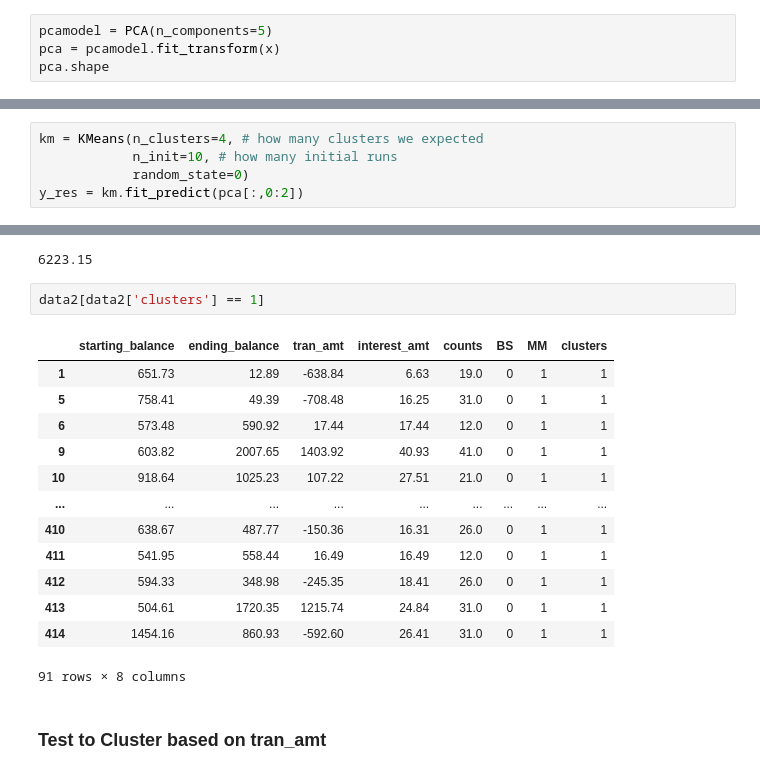
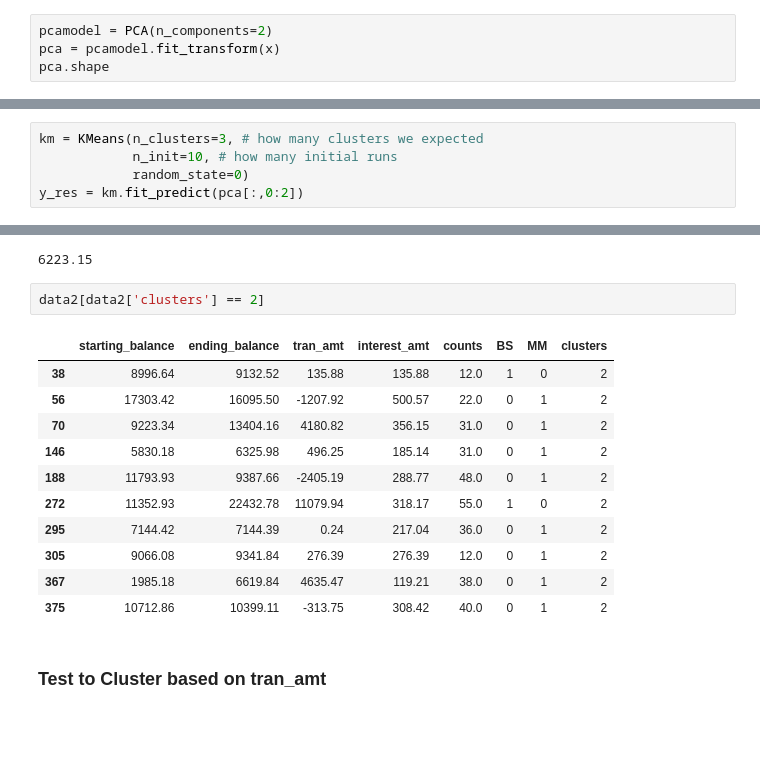
Before and after one commit to emre-bolcakan/miniproject-III, a Jupyter notebook: mini-project-III.ipynb, the cells around one changed output, grey strips where cells are left out. Cells and saved outputs as stored; diff of their text form; blank space fills up the shorter version.

```diff
--- a/mini-project-III.ipynb
+++ b/mini-project-III.ipynb
@@ -416,7 +414,7 @@ x
 | 420 | -0.414964 | -0.534548 | -0.365055 | -0.421200 | 0.397855 | 0.554485 | -0.554485 |
 421 rows × 7 columns
 # %%
-pcamodel = PCA(n_components=5)
+pcamodel = PCA(n_components=2)
 pca = pcamodel.fit_transform(x)
 pca.shape
 # %% [output]
@@ -433,5 +431,5 @@ plot_distortion(x)
 # %%
-km = KMeans(n_clusters=4, # how many clusters we expected
+km = KMeans(n_clusters=3, # how many clusters we expected
             n_init=10, # how many initial runs
             random_state=0)
 y_res = km.fit_predict(pca[:,0:2])
@@ -460,21 +472,19 @@ data2[data2['clusters'] == 0]['starting_balance'].max()
 # %% [output]
 6223.15
 # %%
-data2[data2['clusters'] == 1]
+data2[data2['clusters'] == 2]
 # %% [output]
 |  | starting_balance | ending_balance | tran_amt | interest_amt | counts | BS | MM | clusters |
-| 1 | 651.73 | 12.89 | -638.84 | 6.63 | 19.0 | 0 | 1 | 1 |
-| 5 | 758.41 | 49.39 | -708.48 | 16.25 | 31.0 | 0 | 1 | 1 |
-| 6 | 573.48 | 590.92 | 17.44 | 17.44 | 12.0 | 0 | 1 | 1 |
-| 9 | 603.82 | 2007.65 | 1403.92 | 40.93 | 41.0 | 0 | 1 | 1 |
-| 10 | 918.64 | 1025.23 | 107.22 | 27.51 | 21.0 | 0 | 1 | 1 |
-| ... | ... | ... | ... | ... | ... | ... | ... | ... |
-| 410 | 638.67 | 487.77 | -150.36 | 16.31 | 26.0 | 0 | 1 | 1 |
-| 411 | 541.95 | 558.44 | 16.49 | 16.49 | 12.0 | 0 | 1 | 1 |
-| 412 | 594.33 | 348.98 | -245.35 | 18.41 | 26.0 | 0 | 1 | 1 |
-| 413 | 504.61 | 1720.35 | 1215.74 | 24.84 | 31.0 | 0 | 1 | 1 |
-| 414 | 1454.16 | 860.93 | -592.60 | 26.41 | 31.0 | 0 | 1 | 1 |
+| 38 | 8996.64 | 9132.52 | 135.88 | 135.88 | 12.0 | 1 | 0 | 2 |
+| 56 | 17303.42 | 16095.50 | -1207.92 | 500.57 | 22.0 | 0 | 1 | 2 |
+| 70 | 9223.34 | 13404.16 | 4180.82 | 356.15 | 31.0 | 0 | 1 | 2 |
+| 146 | 5830.18 | 6325.98 | 496.25 | 185.14 | 31.0 | 0 | 1 | 2 |
+| 188 | 11793.93 | 9387.66 | -2405.19 | 288.77 | 48.0 | 0 | 1 | 2 |
+| 272 | 11352.93 | 22432.78 | 11079.94 | 318.17 | 55.0 | 1 | 0 | 2 |
+| 295 | 7144.42 | 7144.39 | 0.24 | 217.04 | 36.0 | 0 | 1 | 2 |
+| 305 | 9066.08 | 9341.84 | 276.39 | 276.39 | 12.0 | 0 | 1 | 2 |
+| 367 | 1985.18 | 6619.84 | 4635.47 | 119.21 | 38.0 | 0 | 1 | 2 |
+| 375 | 10712.86 | 10399.11 | -313.75 | 308.42 | 40.0 | 0 | 1 | 2 |
-91 rows × 8 columns
 # %% [markdown]
 ### Test to Cluster based on tran_amt
 # %%
```
Also changed, not shown: parts of 17 cells of this notebook.
